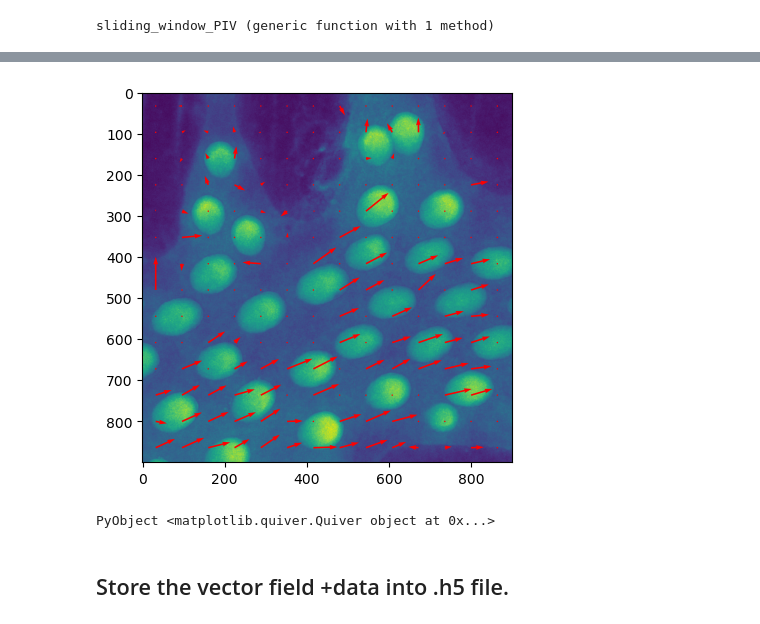
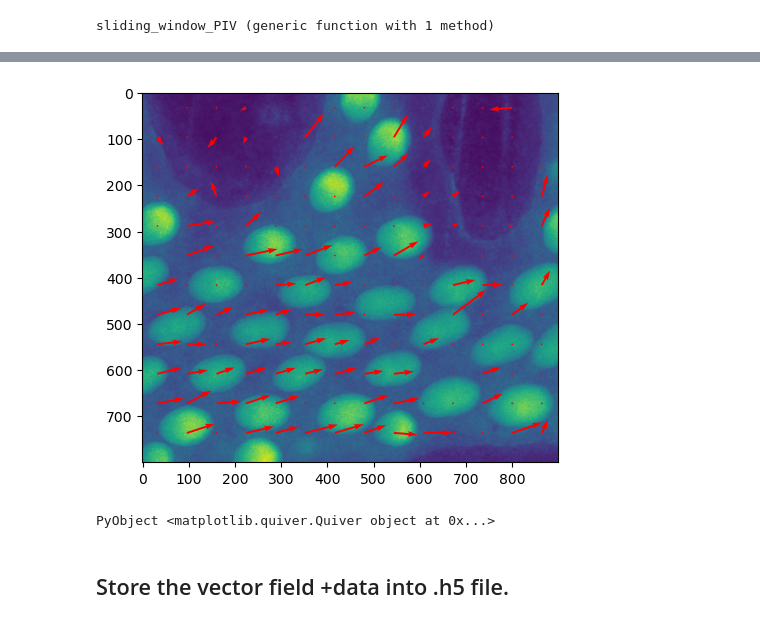
Before and after one commit to rzhou-space/PIV_analysis_headon_data, a Jupyter notebook: RedBeads/RedBeads_PIV.ipynb, the cells around one changed output, grey strips where cells are left out. Saved outputs shown, nothing was run; the diff lists cells and outputs as text; code cells hidden in the pictures.

```diff
--- a/RedBeads/RedBeads_PIV.ipynb
+++ b/RedBeads/RedBeads_PIV.ipynb
@@ -16,7 +16,7 @@ include("multiscale_multistep_filter.jl")
 # %% [output]
 multiscale_multigrid_gradient_segment (generic function with 1 method)
 # %%
-file_path = "F:/PhD_Franziska/Headon/RedBeads/subregion_cut1.h5"
+file_path = "F:/PhD_Franziska/Headon/RedBeads/subregion_cut1(2).h5"
 function read_h5(folder_path::String, data_name::String)
     h5open(folder_path, "r") do file
         read(file, data_name)
@@ -173,6 +176,7 @@ end
 # %% [output]
 sliding_window_PIV (generic function with 1 method)
 # %%
-m_U, m_V, m_xgrid, m_ygrid, m_M = sliding_window_PIV(red_beads, 150, 200, 10)
+frame_dist = 10
+m_U, m_V, m_xgrid, m_ygrid, m_M = sliding_window_PIV(red_beads, 1, size(red_beads)[3]-frame_dist, frame_dist)
 m_U
 # %% [output]
@@ -216,12 +220,12 @@ h5open("ygrid_matrix", "w") do file
     write(file, "matrix", m_ygrid)
 end
 # %%
-t=10
+t=150
 PyPlot.imshow( green_aggret[:, :, 300] )
 PyPlot.quiver( m_xgrid[:, :, t], m_ygrid[:, :, t], m_V[:, :, t], -m_U[:, :, t],
     color="red", scale=200)
 # %% [output]
-[figure, old version]
+[figure, new version]
 PyObject <matplotlib.quiver.Quiver object at 0x...>
 # %% [markdown]
 ## Store the vector field +data into .h5 file.
```
Also changed, not shown: parts of 3 cells of this notebook.
